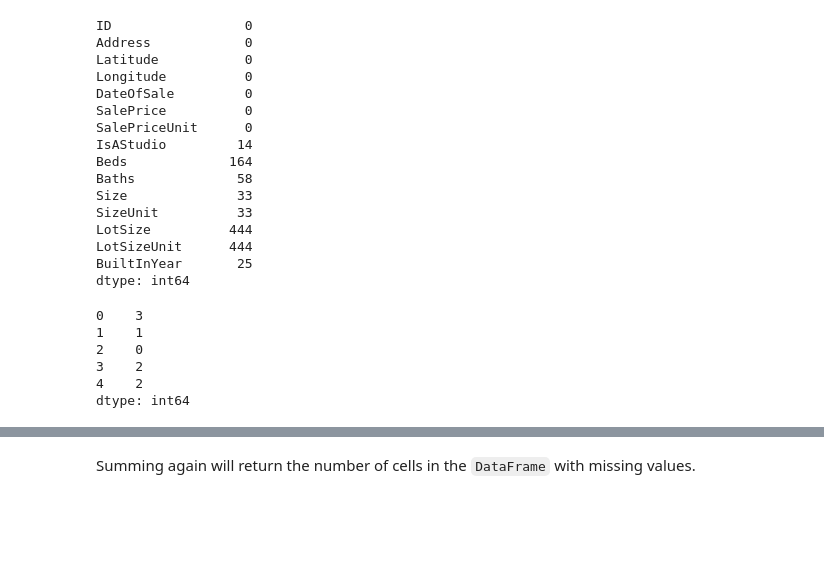
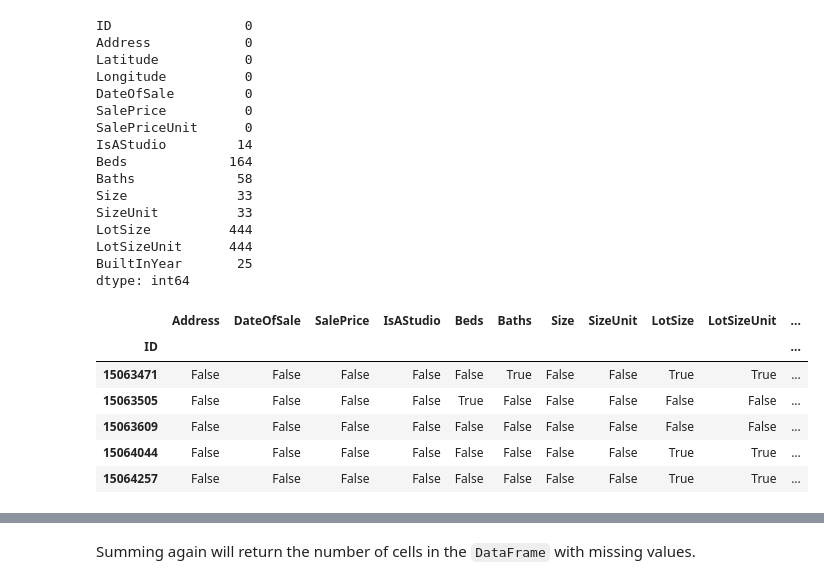
Before and after one commit to Slamare/DS-SF-42, a Jupyter notebook: classes/02/notebooks/INCLASS-codealong-02-the-pandas-library-starter-code.ipynb, the cells around one changed output, grey strips where cells are left out. Saved outputs shown, nothing was run; the diff lists cells and outputs as text; code cells hidden in the pictures; blank space fills up the shorter version.

```diff
--- a/classes/02/notebooks/INCLASS-codealong-02-the-pandas-library-starter-code.ipynb
+++ b/classes/02/notebooks/INCLASS-codealong-02-the-pandas-library-starter-code.ipynb
@@ -174,11 +174,12 @@ BuiltInYear       25
 dtype: int64
 # %%
 null_mask = df.isnull()
-null_mask.sum(axis = 1).head()
+null_mask.head()
 # %% [output]
-0    3
-1    1
-2    0
-3    2
-4    2
-dtype: int64
+|  | Address | DateOfSale | SalePrice | IsAStudio | Beds | Baths | Size | SizeUnit | LotSize | LotSizeUnit | ... |
+| ID |  |  |  |  |  |  |  |  |  |  | ... |
+| 15063471 | False | False | False | False | False | True | False | False | True | True | ... |
+| 15063505 | False | False | False | False | True | False | False | False | False | False | ... |
+| 15063609 | False | False | False | False | False | False | False | False | False | False | ... |
+| 15064044 | False | False | False | False | False | False | False | False | True | True | ... |
+| 15064257 | False | False | False | False | False | False | False | False | True | True | ... |
```
Also changed, not shown: parts of 9 cells of this notebook, 1 other file.
